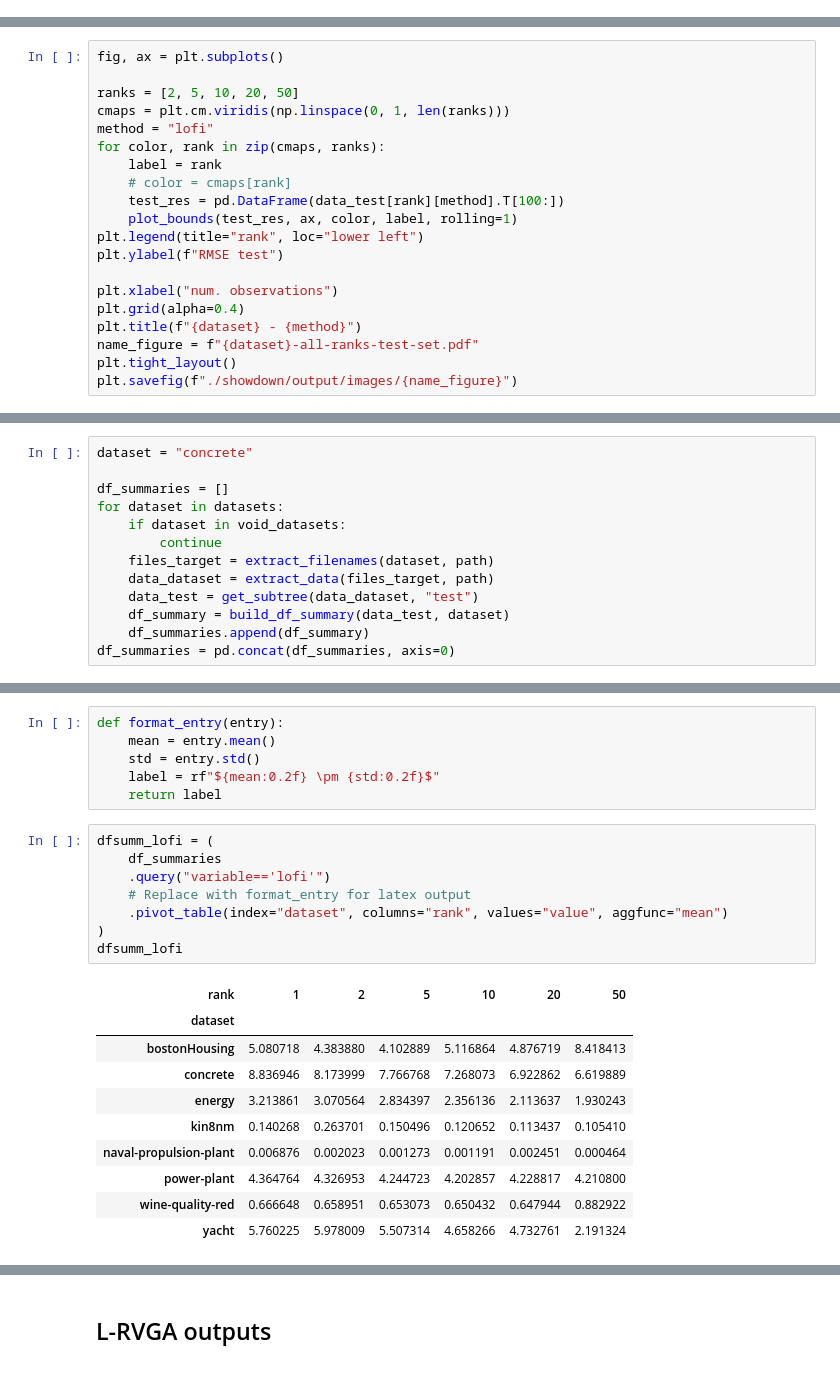
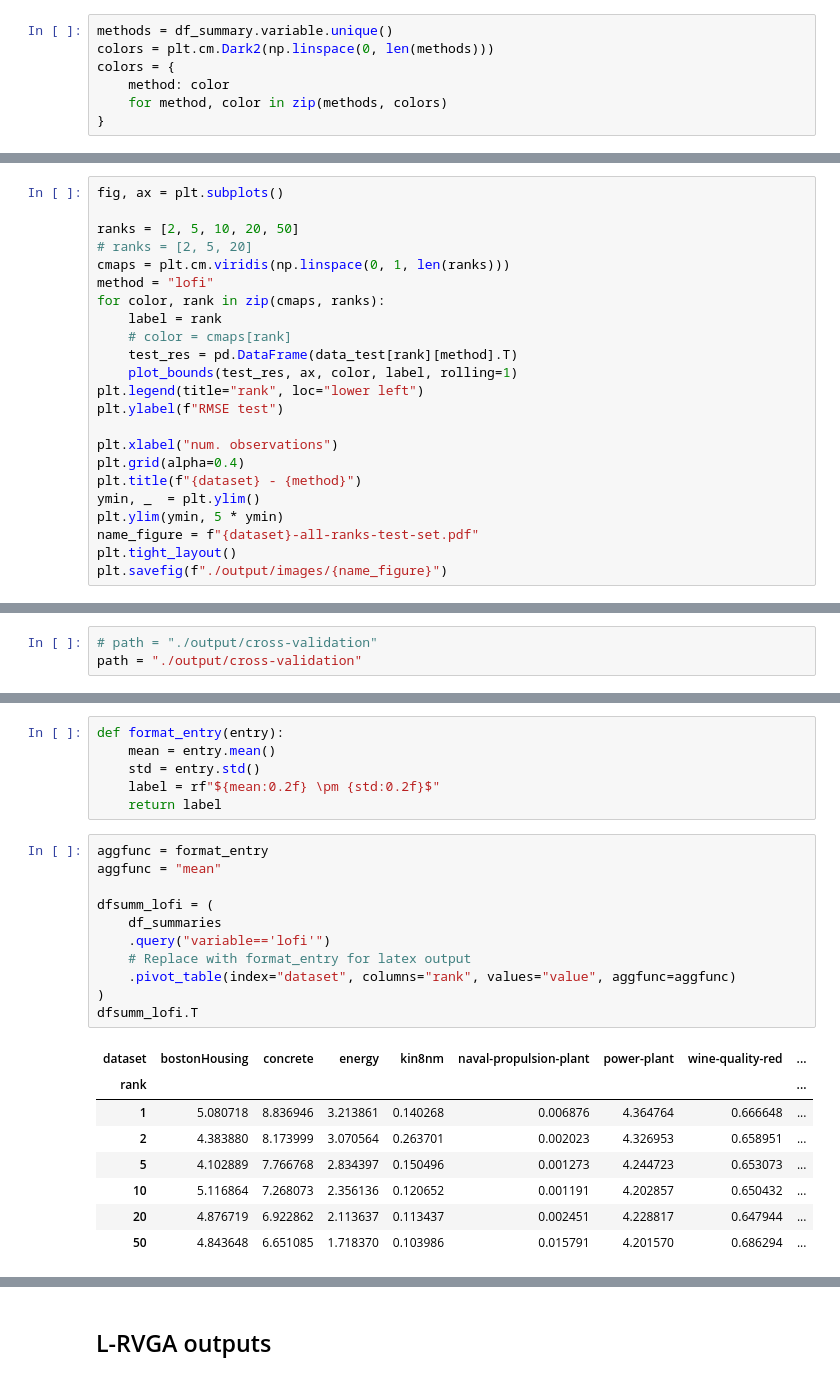
Before and after one commit to probml/rebayes, a Jupyter notebook: demos/showdown/plots-xval.ipynb, the cells around one changed output, grey strips where cells are left out. Saved outputs shown, nothing was run; the diff lists cells and outputs as text.

```diff
--- a/demos/showdown/plots-xval.ipynb
+++ b/demos/showdown/plots-xval.ipynb
@@ -152,3 +149,10 @@ colors = {
     'lrvga': np.array([0.54901961, 0.3372549 , 0.29411765, 1.        ]),
     'sgd-rb': np.array([0.89019608, 0.46666667, 0.76078431, 1.        ])
 }
+# %%
+methods = df_summary.variable.unique()
+colors = plt.cm.Dark2(np.linspace(0, len(methods)))
+colors = {
+    method: color
+    for method, color in zip(methods, colors)
+}
@@ -200,12 +225,13 @@ plt.savefig(f"./showdown/output/images/{name_figure}")
 fig, ax = plt.subplots()
 
 ranks = [2, 5, 10, 20, 50]
+# ranks = [2, 5, 20]
 cmaps = plt.cm.viridis(np.linspace(0, 1, len(ranks)))
 method = "lofi"
 for color, rank in zip(cmaps, ranks):
     label = rank
     # color = cmaps[rank]
-    test_res = pd.DataFrame(data_test[rank][method].T[100:])
+    test_res = pd.DataFrame(data_test[rank][method].T)
     plot_bounds(test_res, ax, color, label, rolling=1)
 plt.legend(title="rank", loc="lower left")
 plt.ylabel(f"RMSE test")
@@ -213,7 +239,9 @@ plt.ylabel(f"RMSE test")
 plt.xlabel("num. observations")
 plt.grid(alpha=0.4)
 plt.title(f"{dataset} - {method}")
+ymin, _  = plt.ylim()
+plt.ylim(ymin, 5 * ymin)
 name_figure = f"{dataset}-all-ranks-test-set.pdf"
 plt.tight_layout()
-plt.savefig(f"./showdown/output/images/{name_figure}")
+plt.savefig(f"./output/images/{name_figure}")
 # %% [output]
@@ -222,16 +250,6 @@ plt.savefig(f"./showdown/output/images/{name_figure}")
 ## Tables!
 # %%
 void_datasets = ["protein-tertiary-structure"]
-# %%
-dataset = "concrete"
-
-df_summaries = []
-for dataset in datasets:
-    if dataset in void_datasets:
-        continue
-    files_target = extract_filenames(dataset, path)
-    data_dataset = extract_data(files_target, path)
-    data_test = get_subtree(data_dataset, "test")
-    df_summary = build_df_summary(data_test, dataset)
-    df_summaries.append(df_summary)
-df_summaries = pd.concat(df_summaries, axis=0)
+# %%
+# path = "./output/cross-validation"
+path = "./output/cross-validation"
@@ -244,21 +271,22 @@ def format_entry(entry):
     label = rf"${mean:0.2f} \pm {std:0.2f}$"
     return label
 # %%
+aggfunc = format_entry
+aggfunc = "mean"
+
 dfsumm_lofi = (
     df_summaries
     .query("variable=='lofi'")
     # Replace with format_entry for latex output
-    .pivot_table(index="dataset", columns="rank", values="value", aggfunc="mean")
+    .pivot_table(index="dataset", columns="rank", values="value", aggfunc=aggfunc)
 )
-dfsumm_lofi
+dfsumm_lofi.T
 # %% [output]
-| rank | 1 | 2 | 5 | 10 | 20 | 50 |
-| dataset |  |  |  |  |  |  |
-| bostonHousing | 5.080718 | 4.383880 | 4.102889 | 5.116864 | 4.876719 | 8.418413 |
-| concrete | 8.836946 | 8.173999 | 7.766768 | 7.268073 | 6.922862 | 6.619889 |
-| energy | 3.213861 | 3.070564 | 2.834397 | 2.356136 | 2.113637 | 1.930243 |
-| kin8nm | 0.140268 | 0.263701 | 0.150496 | 0.120652 | 0.113437 | 0.105410 |
-| naval-propulsion-plant | 0.006876 | 0.002023 | 0.001273 | 0.001191 | 0.002451 | 0.000464 |
-| power-plant | 4.364764 | 4.326953 | 4.244723 | 4.202857 | 4.228817 | 4.210800 |
-| wine-quality-red | 0.666648 | 0.658951 | 0.653073 | 0.650432 | 0.647944 | 0.882922 |
-| yacht | 5.760225 | 5.978009 | 5.507314 | 4.658266 | 4.732761 | 2.191324 |
+| dataset | bostonHousing | concrete | energy | kin8nm | naval-propulsion-plant | power-plant | wine-quality-red | ... |
+| rank |  |  |  |  |  |  |  | ... |
+| 1 | 5.080718 | 8.836946 | 3.213861 | 0.140268 | 0.006876 | 4.364764 | 0.666648 | ... |
+| 2 | 4.383880 | 8.173999 | 3.070564 | 0.263701 | 0.002023 | 4.326953 | 0.658951 | ... |
+| 5 | 4.102889 | 7.766768 | 2.834397 | 0.150496 | 0.001273 | 4.244723 | 0.653073 | ... |
+| 10 | 5.116864 | 7.268073 | 2.356136 | 0.120652 | 0.001191 | 4.202857 | 0.650432 | ... |
+| 20 | 4.876719 | 6.922862 | 2.113637 | 0.113437 | 0.002451 | 4.228817 | 0.647944 | ... |
+| 50 | 4.843648 | 6.651085 | 1.718370 | 0.103986 | 0.015791 | 4.201570 | 0.686294 | ... |
```
Also changed, not shown: parts of 31 cells of this notebook.
